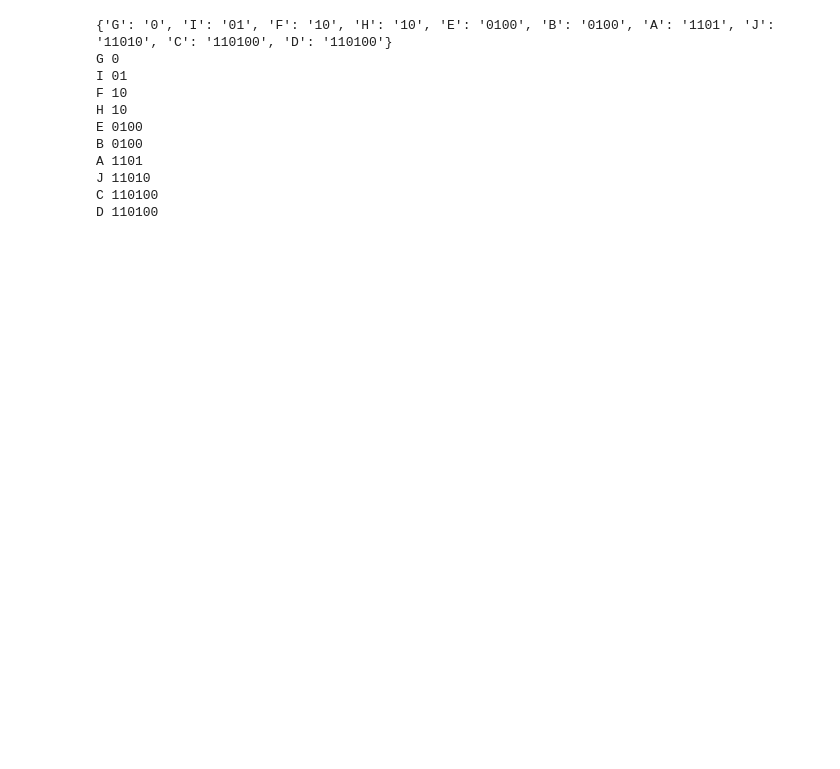
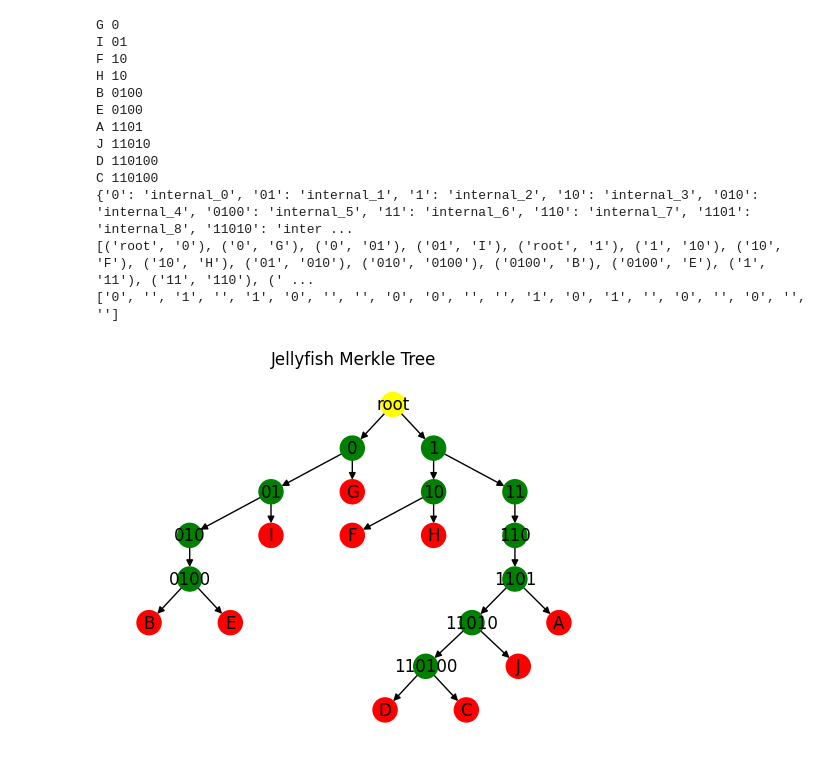
Before and after one commit to celestiaorg/smt, a Jupyter notebook: visualize.ipynb, the cells around one changed output. Cells and saved outputs as stored; diff of their text form; code cells hidden in the pictures; blank space fills up the shorter version.

Commit message:
Got some sort of visualization going

```diff
--- a/visualize.ipynb
+++ b/visualize.ipynb
@@ -93,30 +12,42 @@ def read_bits_from_go_test(filename: str) -> Dict[str, str]:
     bits = {k: v for k, v in sorted(bits.items(), key=lambda item: len(item[1]))}
     return bits
 
-def build_edges(k, v, edge_map=defaultdict[str, str]):
-    if k
-    build_edges[]
+def build_edges(prev_k, curr_k, rem_k, value, edge_map, edges, edges_label):
+    if curr_k not in edge_map:
+        edge_map[curr_k] = f"internal_{len(edge_map)}"
+        edges.append((prev_k, curr_k))
+        edges_label.append(curr_k[-1])
 
-    pass
+    if len(rem_k) == 0:
+        edges.append((curr_k, value))
+        edges_label.append('')
+        return
+
+    build_edges(curr_k, curr_k + rem_k[0], rem_k[1:], value, edge_map, edges, edges_label)
 
 bits = read_bits_from_go_test("bits.csv")
+edge_map = {}
+edges = []
+edges_label = []
 
-print(bits)
 for k, v in bits.items():
     print(k, v)
+    build_edges("root", v[0], v[1:], k, edge_map, edges, edges_label)
 
-    root
-
-0
+print(edge_map)
+print(edges)
+print(edges_label)
 # %% [output]
-{'G': '0', 'I': '01', 'F': '10', 'H': '10', 'E': '0100', 'B': '0100', 'A': '1101', 'J': '11010', 'C': '110100', 'D': '110100'}
 G 0
 I 01
 F 10
 H 10
+B 0100
 E 0100
-B 0100
 A 1101
 J 11010
+D 110100
 C 110100
-D 110100
+{'0': 'internal_0', '01': 'internal_1', '1': 'internal_2', '10': 'internal_3', '010': 'internal_4', '0100': 'internal_5', '11': 'internal_6', '110': 'internal_7', '1101': 'internal_8', '11010': 'inter ...
+[('root', '0'), ('0', 'G'), ('0', '01'), ('01', 'I'), ('root', '1'), ('1', '10'), ('10', 'F'), ('10', 'H'), ('01', '010'), ('010', '0100'), ('0100', 'B'), ('0100', 'E'), ('1', '11'), ('11', '110'), (' ...
+['0', '', '1', '', '1', '0', '', '', '0', '0', '', '', '1', '0', '1', '', '0', '', '0', '', '']
@@ -191,0 +54,27 @@ fig.show()
+# %%
+import networkx as nx
+from networkx.drawing.nx_agraph import write_dot, graphviz_layout
+import matplotlib.pyplot as plt
+
+G = nx.DiGraph()
+
+color_map = ['yellow']
+G.add_node('root')
+
+for e in edge_map:
+    G.add_node(e)
+    color_map.append('green')
+
+for k in bits:
+    G.add_node(k)
+    color_map.append('red')
+
+for e in edges:
+    G.add_edge(*e)
+
+# same layout using matplotlib with labels
+plt.title('Jellyfish Merkle Tree')
+pos = graphviz_layout(G, prog='dot')
+nx.draw(G, pos, with_labels=True, arrows=True, node_color=color_map)
+# %% [output]
+[figure, added]
```
Also changed, not shown: parts of 3 cells of this notebook, 3 other files.
